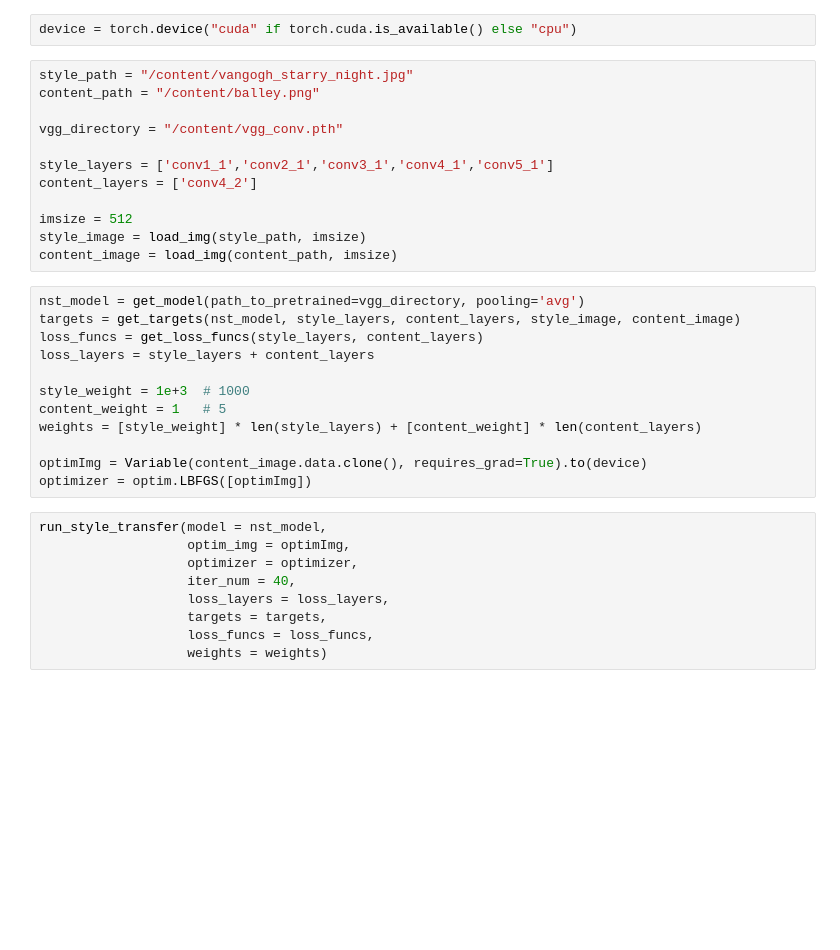
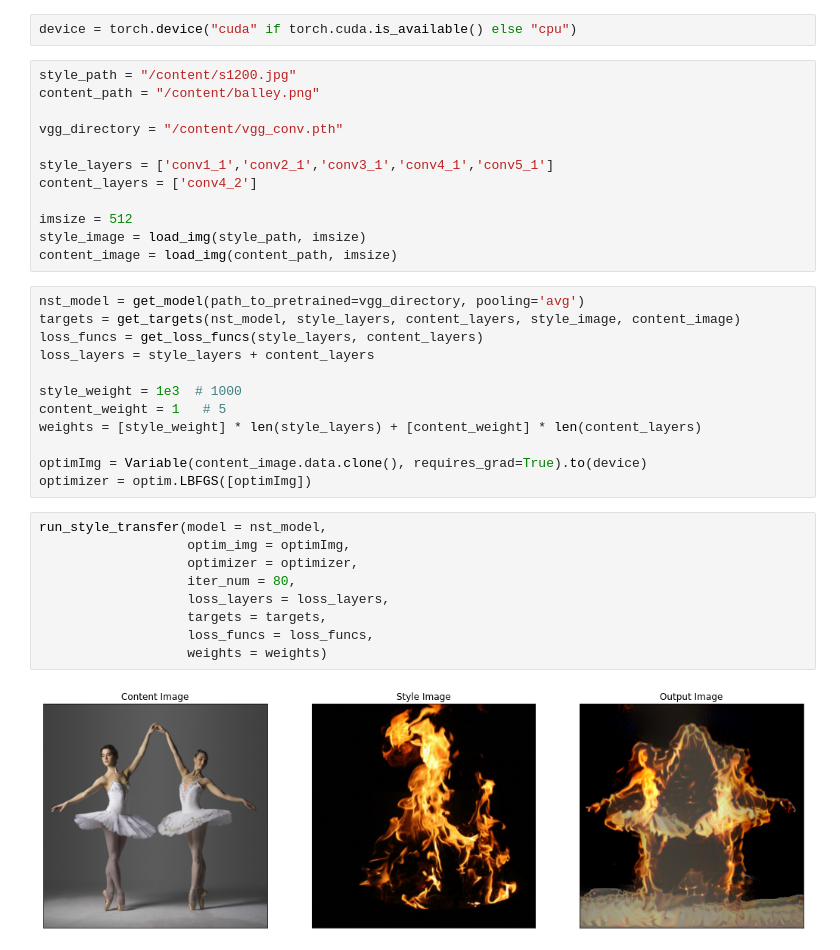
Before and after one commit to kotyukov/NeuralStyleTransferDLS, a Jupyter notebook: Implementation.ipynb, the cells around one changed output. Drawn from its saved outputs; the diff is of its cells as text; blank space fills up the shorter version.

```diff
--- a/Implementation.ipynb
+++ b/Implementation.ipynb
@@ -236,7 +266,7 @@ def get_targets(model, style_layers, content_layers, style_image, content_image)
 # %%
 device = torch.device("cuda" if torch.cuda.is_available() else "cpu")
 # %%
-style_path = "/content/vangogh_starry_night.jpg"
+style_path = "/content/s1200.jpg"
 content_path = "/content/balley.png"
 
 vgg_directory = "/content/vgg_conv.pth"
@@ -253,7 +283,7 @@ targets = get_targets(nst_model, style_layers, content_layers, style_image, cont
 loss_funcs = get_loss_funcs(style_layers, content_layers)
 loss_layers = style_layers + content_layers
 
-style_weight = 1e+3  # 1000
+style_weight = 1e3  # 1000
 content_weight = 1   # 5
 weights = [style_weight] * len(style_layers) + [content_weight] * len(content_layers)
 
@@ -262,9 +292,11 @@ optimizer = optim.LBFGS([optimImg])
 # %%
 run_style_transfer(model = nst_model,
                    optim_img = optimImg,
                    optimizer = optimizer,
-                   iter_num = 40,
+                   iter_num = 80,
                    loss_layers = loss_layers,
                    targets = targets,
                    loss_funcs = loss_funcs,
                    weights = weights)
+# %% [output]
+[figure, added]
```
Also changed, not shown: parts of 3 cells of this notebook.
